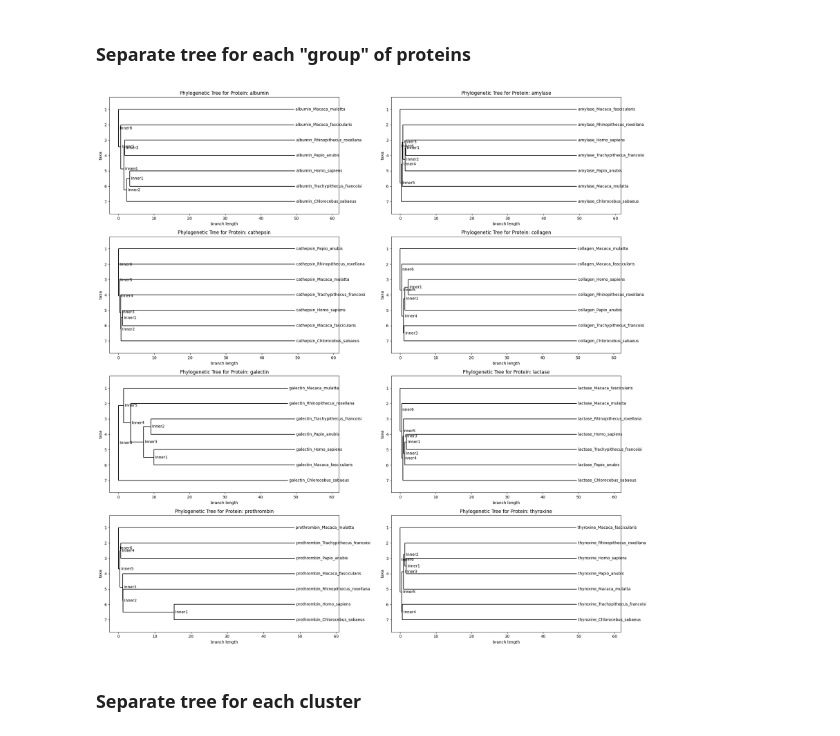
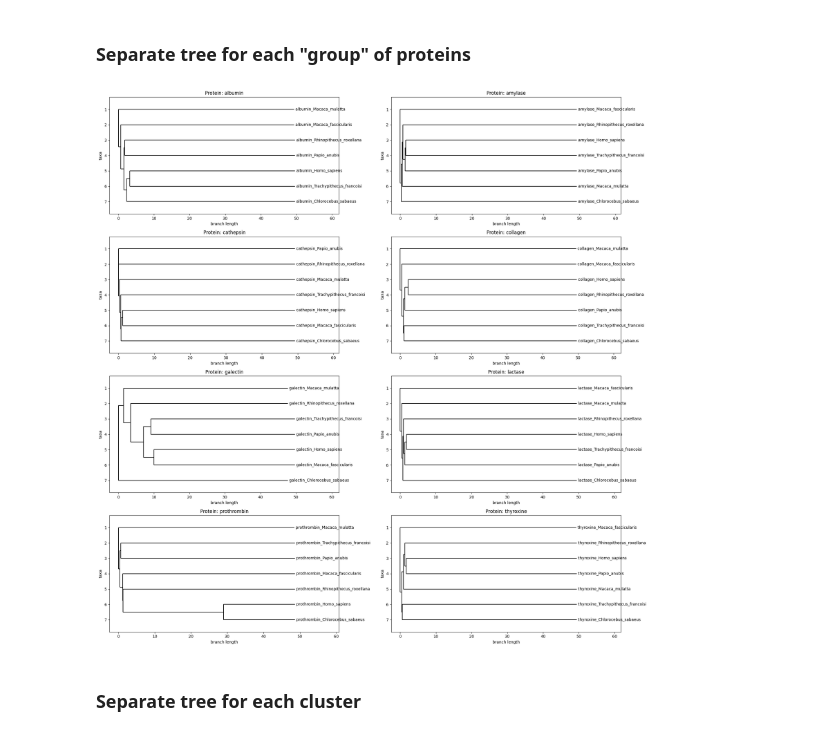
Before and after one commit to zosialagiewka/Bioinformatics_Projects, a Jupyter notebook: Task3/task3.ipynb, the cells around one changed output. Drawn from its saved outputs; the diff is of its cells as text; code cells hidden in the pictures.

```diff
--- a/Task3/task3.ipynb
+++ b/Task3/task3.ipynb
@@ -175,26 +173,26 @@ num_rows = ceil(num_groups / num_columns)
 # %%
 fig = plt.figure(figsize=(20, num_rows * 5))
 gs = GridSpec(num_rows, num_columns, figure=fig)
 
 group_trees = {}
 for idx, group in enumerate(protein_groups):
     group_sequences = blast_df[blast_df['Protein'] == group]['Query ID'].unique()
     group_matrix = similarity_matrix.loc[group_sequences, group_sequences]
 
     matrix, labels = convert_to_lower(group_matrix)
 
     bio_distance_matrix = DistanceMatrix(names=labels, matrix=matrix)
     constructor = DistanceTreeConstructor()
     tree = constructor.upgma(bio_distance_matrix)
     group_trees[group] = tree
 
     ax = fig.add_subplot(gs[idx // num_columns, idx % num_columns])
-    Phylo.draw(tree, axes=ax, do_show=False)
-    ax.set_title(f"Phylogenetic Tree for Protein: {group}")
+    Phylo.draw(tree, axes=ax, do_show=False, label_func=lambda x: x.name if x.is_terminal() else None)
+    ax.set_title(f"Protein: {group}")
 
 plt.tight_layout()
 # %% [output]
-[figure, old version]
+[figure, new version]
 # %% [markdown]
 ### Separate tree for each cluster
 # %%
```
Also changed, not shown: parts of 23 cells of this notebook.
